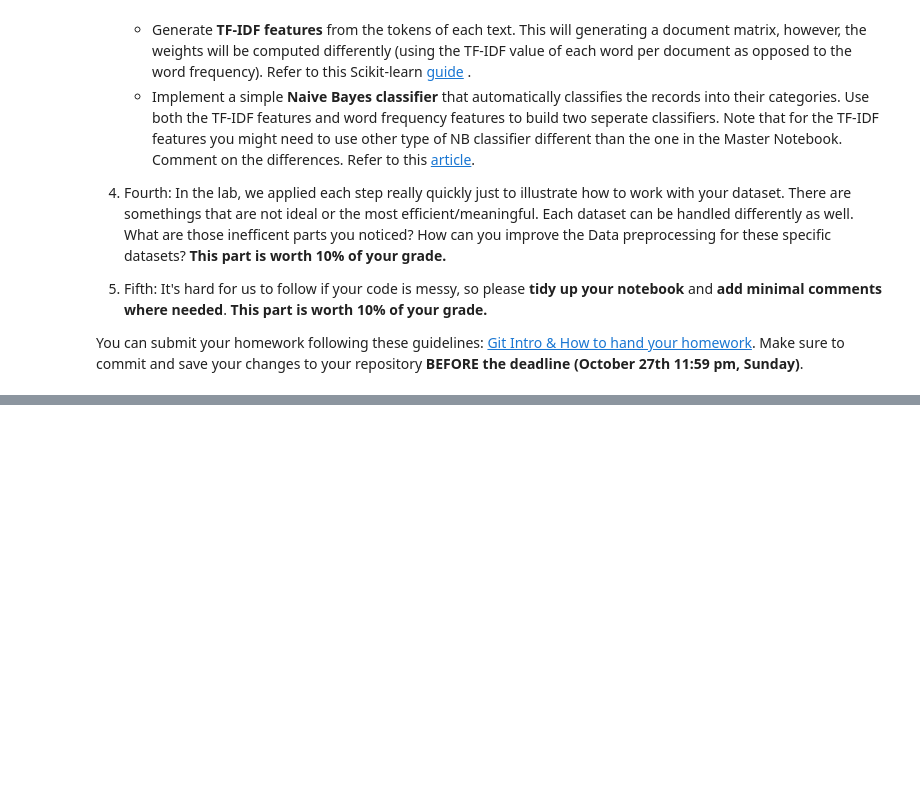
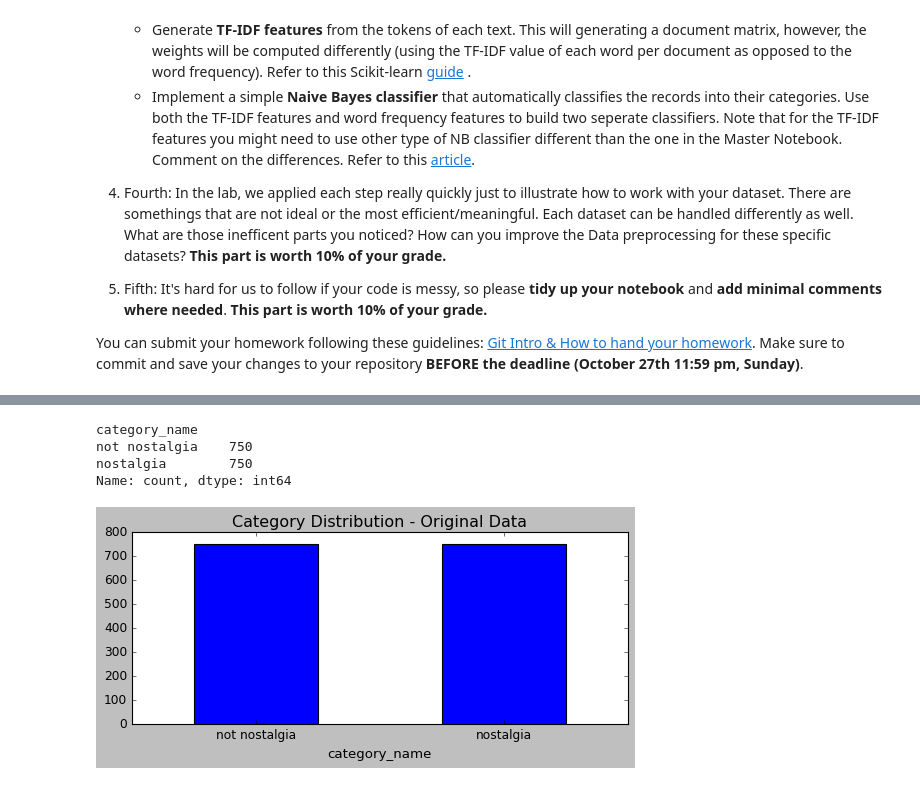
Before and after one commit to Charliongithub/DM2024-Lab1-Homework, a Jupyter notebook: DM2024-Lab1-Homework.ipynb, the cells around one changed output, grey strips where cells are left out. Saved outputs shown, nothing was run; the diff lists cells and outputs as text; code cells hidden in the pictures; blank space fills up the shorter version.

```diff
--- a/DM2024-Lab1-Homework.ipynb
+++ b/DM2024-Lab1-Homework.ipynb
@@ -35,0 +445,18 @@ You can submit your homework following these guidelines: [Git Intro & How to han
+# %%
+#Automate the maximum value for y
+upper_bound = max(data['category_name'].value_counts().max(), data_sample['category_name'].value_counts().max()) + 50
+print(data.category_name.value_counts())
+plt.style.use('classic')
+data['category_name'].value_counts().plot(
+    kind='bar',
+    title='Category Distribution - Original Data',
+    ylim=[0, upper_bound],
+    rot=0, fontsize=11, figsize=(8, 3)
+)
+plt.show()
+# %% [output]
+category_name
+not nostalgia    750
+nostalgia        750
+Name: count, dtype: int64
+[figure, added]
```
Also changed, not shown: parts of 117 cells of this notebook.
